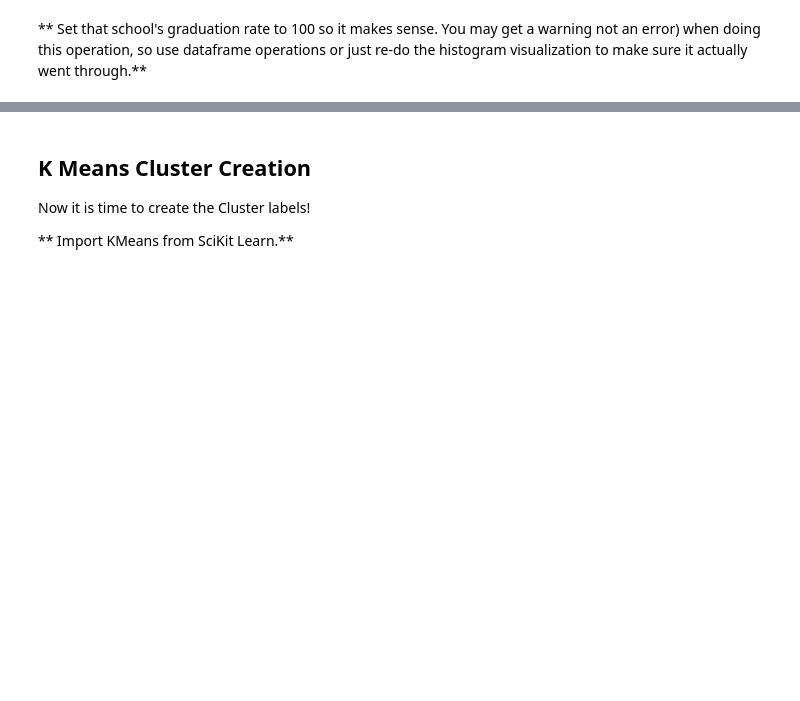
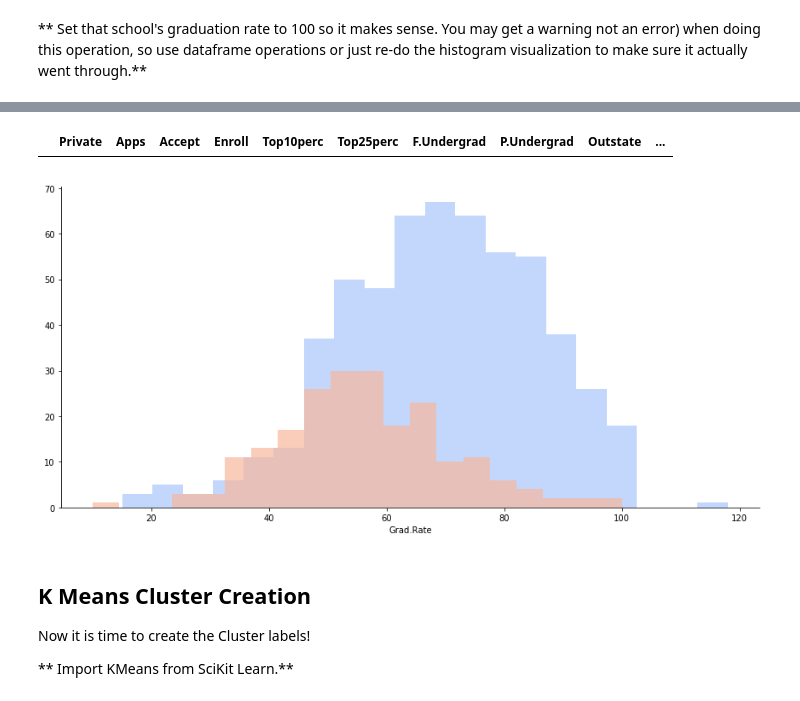
Before and after one commit to rpparada/Python-for-Data-Science-and-Machine-Learning-Bootcamp, a Jupyter notebook: Machine Learning Sections/K-Means-Clustering/K Means Clustering Project .ipynb, the cells around one changed output, grey strips where cells are left out. Cells and saved outputs as stored; diff of their text form; code cells hidden in the pictures; blank space fills up the shorter version.

```diff
--- a/Machine Learning Sections/K-Means-Clustering/K Means Clustering Project .ipynb
+++ b/Machine Learning Sections/K-Means-Clustering/K Means Clustering Project .ipynb
@@ -152,3 +142,14 @@ See the caveats in the documentation: http://pandas.pydata.org/pandas-docs/stabl
+# %%
+data['Grad.Rate']['Cazenovia College'] = 100
+# %%
+data[data['Grad.Rate']>100]
+# %% [output]
+|  | Private | Apps | Accept | Enroll | Top10perc | Top25perc | F.Undergrad | P.Undergrad | Outstate | ... |
+# %%
+g = sns.FacetGrid(data,hue='Private',palette='coolwarm',size=6,aspect=2)
+g = g.map(plt.hist,'Grad.Rate',bins=20,alpha=0.7)
+# %% [output]
+[figure, added]
 # %% [markdown]
 ## K Means Cluster Creation
 
```
Also changed, not shown: parts of 23 cells of this notebook, 3 other files.
